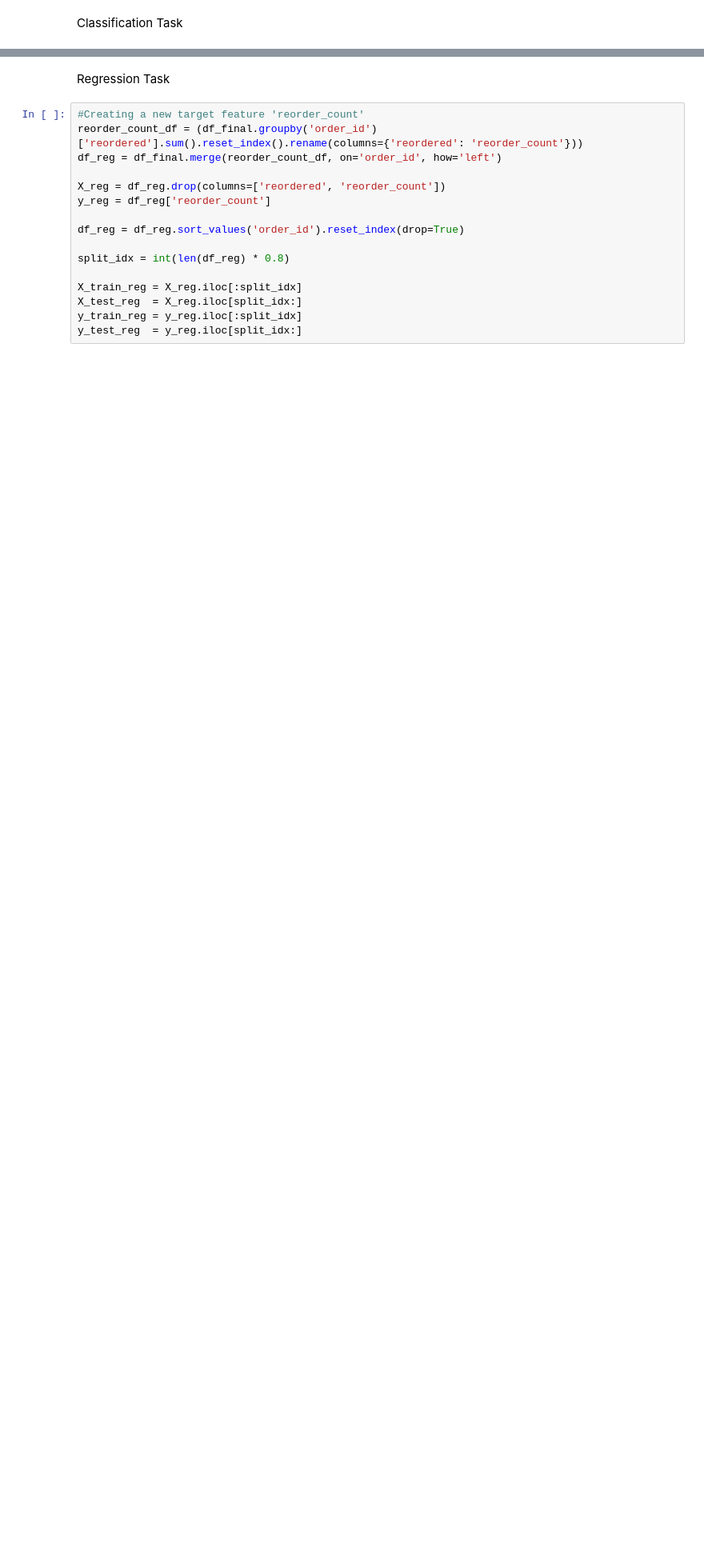
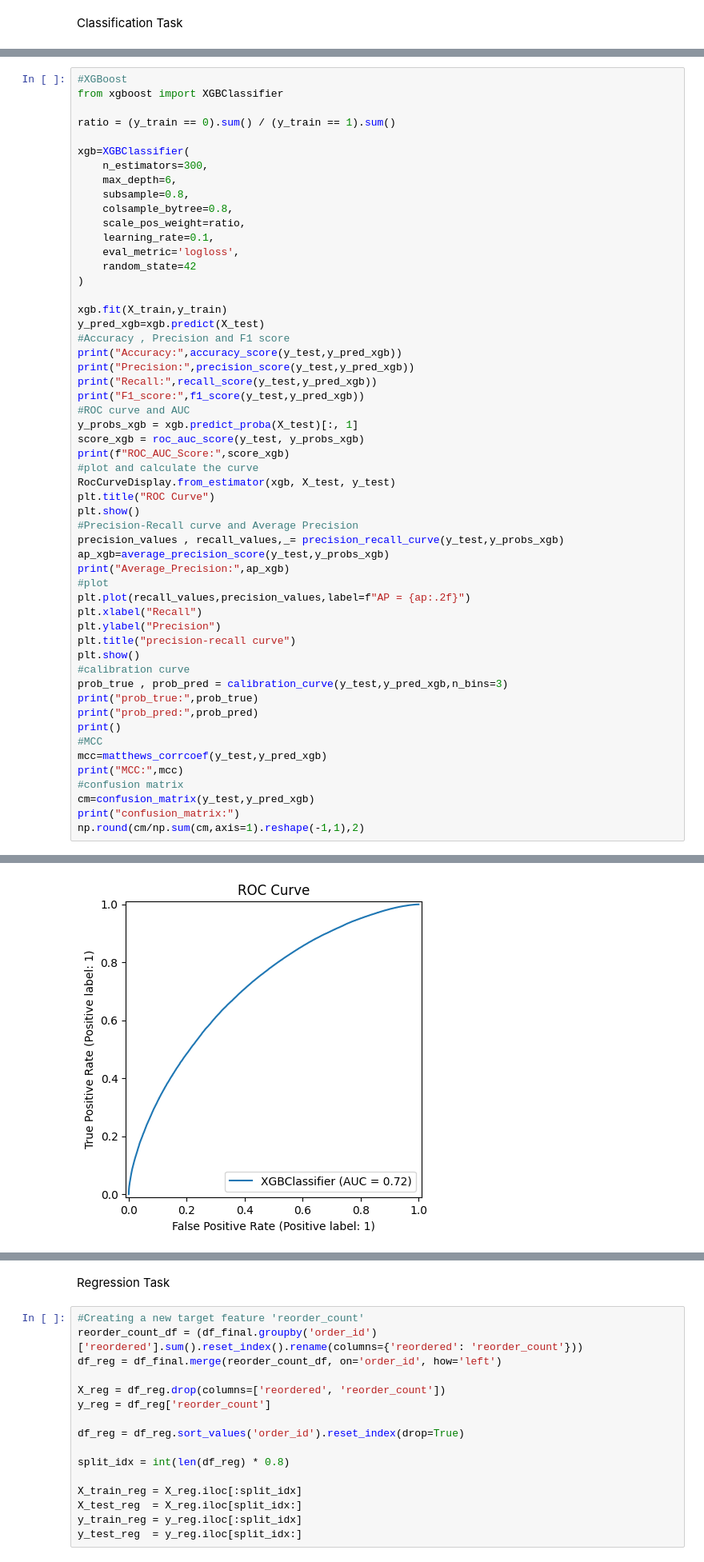
Before and after one commit to kareemkhouri2006/project, a Jupyter notebook: project.ipynb, the cells around one changed output, grey strips where cells are left out. Shown at 80% size. Cells and saved outputs as stored; diff of their text form; blank space fills up the shorter version.

Commit message:
XGBoost and Random Forest (Classification)

```diff
--- a/project.ipynb
+++ b/project.ipynb
@@ -698,3 +698,58 @@ MCC: 0.35825176942361114
 confusion_matrix:
 array([[0.56, 0.44],
        [0.21, 0.79]])
+# %%
+#XGBoost
+from xgboost import XGBClassifier
+
+ratio = (y_train == 0).sum() / (y_train == 1).sum()
+
+xgb=XGBClassifier(
+    n_estimators=300,
+    max_depth=6,
+    subsample=0.8,
+    colsample_bytree=0.8,
+    scale_pos_weight=ratio,
+    learning_rate=0.1,
+    eval_metric='logloss',
+    random_state=42
+)
+
+xgb.fit(X_train,y_train)
+y_pred_xgb=xgb.predict(X_test)
+#Accuracy , Precision and F1 score
+print("Accuracy:",accuracy_score(y_test,y_pred_xgb))
+print("Precision:",precision_score(y_test,y_pred_xgb))
+print("Recall:",recall_score(y_test,y_pred_xgb))
+print("F1_score:",f1_score(y_test,y_pred_xgb))
+#ROC curve and AUC
+y_probs_xgb = xgb.predict_proba(X_test)[:, 1]
+score_xgb = roc_auc_score(y_test, y_probs_xgb)
+print(f"ROC_AUC_Score:",score_xgb)
+#plot and calculate the curve
+RocCurveDisplay.from_estimator(xgb, X_test, y_test)
+plt.title("ROC Curve")
+plt.show()
+#Precision-Recall curve and Average Precision
+precision_values , recall_values,_= precision_recall_curve(y_test,y_probs_xgb)
+ap_xgb=average_precision_score(y_test,y_probs_xgb)
+print("Average_Precision:",ap_xgb)
+#plot
+plt.plot(recall_values,precision_values,label=f"AP = {ap:.2f}")
+plt.xlabel("Recall")
+plt.ylabel("Precision")
+plt.title("precision-recall curve")
+plt.show()
+#calibration curve
+prob_true , prob_pred = calibration_curve(y_test,y_pred_xgb,n_bins=3)
+print("prob_true:",prob_true)
+print("prob_pred:",prob_pred)
+print()
+#MCC
+mcc=matthews_corrcoef(y_test,y_pred_xgb)
+print("MCC:",mcc)
+#confusion matrix
+cm=confusion_matrix(y_test,y_pred_xgb)
+print("confusion_matrix:")
+np.round(cm/np.sum(cm,axis=1).reshape(-1,1),2)
+# %% [output]
@@ -700,0 +761 @@ array([[0.56, 0.44],
+[figure, added]
```
Also changed, not shown: parts of 20 cells of this notebook.
